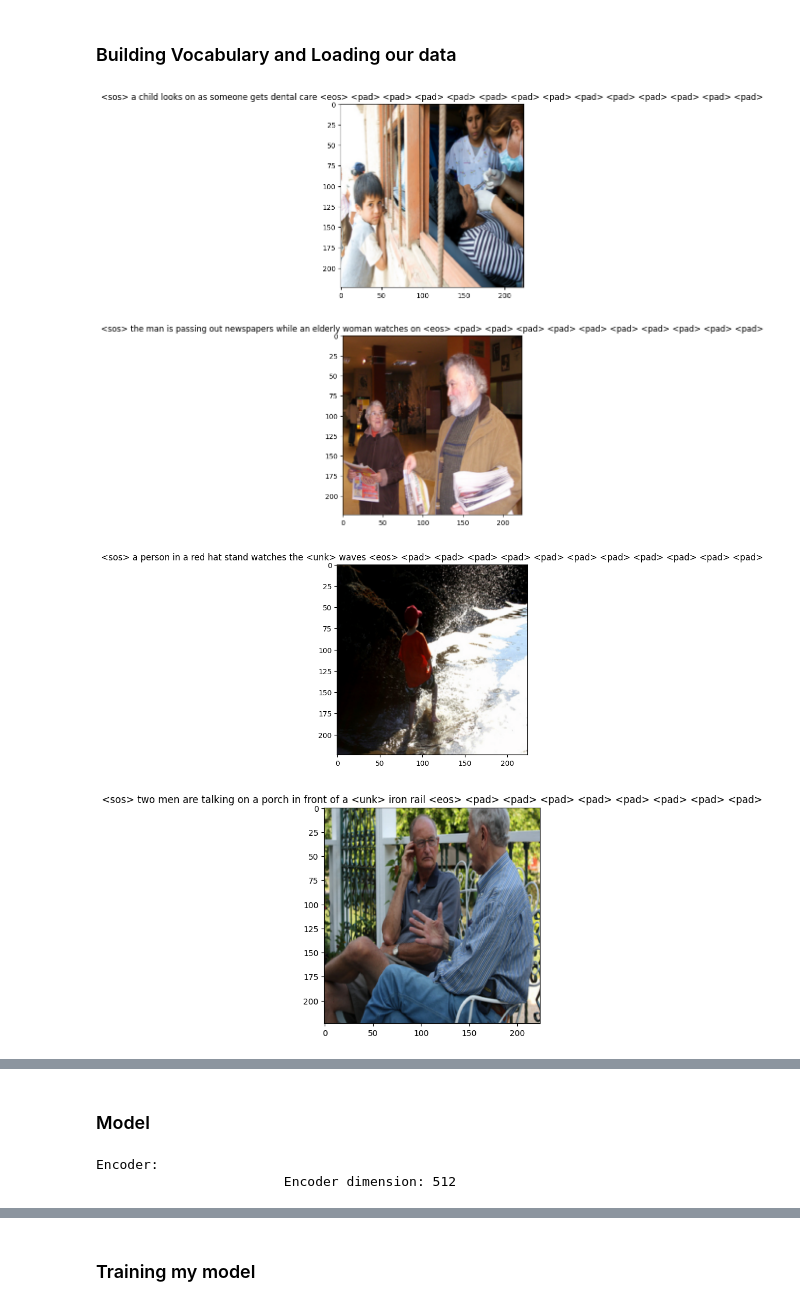
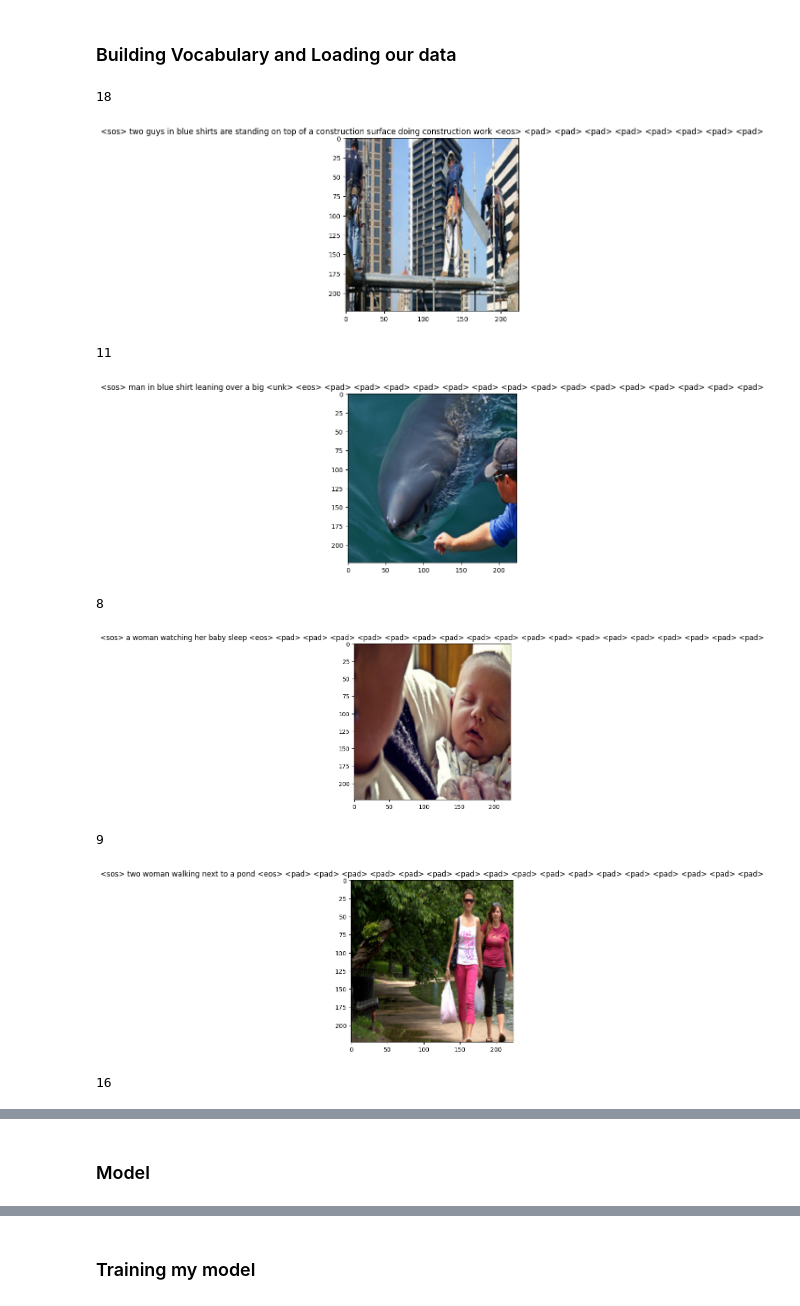
Before and after one commit to nadiaverdha/AppliedDeepLearning, a Jupyter notebook: preprocessing.ipynb, the cells around one changed output, grey strips where cells are left out. Saved outputs shown, nothing was run; the diff lists cells and outputs as text; code cells hidden in the pictures.

Commit message:
created train loop

```diff
--- a/preprocessing.ipynb
+++ b/preprocessing.ipynb
@@ -39,20 +40,26 @@ train_loader = get_data_loader(train_data, batch_size = 32,pad_index=0)
 # %%
 #looking at first 5 images & captions
 i= 0
-x, y = next(iter(train_loader))
-for image, caption in zip(x, y):
+x, y,l = next(iter(train_loader))
+for image, caption,length in zip(x, y,l):
     image = denormalize(image)
     caption = [vocab.idx_to_word(int(word_id)) for word_id in caption]
     caption = ' '.join(word for word in caption)
     plt.imshow(image)
     plt.title(caption)
+    print(length)
     plt.show()
     plt.pause(1)
     i+=1
     if i ==5:
         break
 # %% [output]
+18
-[figure, old version]
+[figure, new version]
+11
-[figure, old version]
+[figure, new version]
+8
-[figure, old version]
+[figure, new version]
+9
-[figure, old version]
+[figure, new version]
+16
@@ -60,9 +67,5 @@ for image, caption in zip(x, y):
 # %% [markdown]
 ### Model
 # %%
-encoder = EncoderCNN(image_emb_dim=512,device = device).to(device)
-emb_layer = torch.nn.Embedding(num_embeddings = 5000, embedding_dim=512,padding_idx=0).to(device)
+encoder = EncoderCNN(embed_size=512,device = device).to(device)
-# %% [output]
-Encoder:
-                        Encoder dimension: 512
 # %%
```
Also changed, not shown: parts of 16 cells of this notebook, 2 other files.
